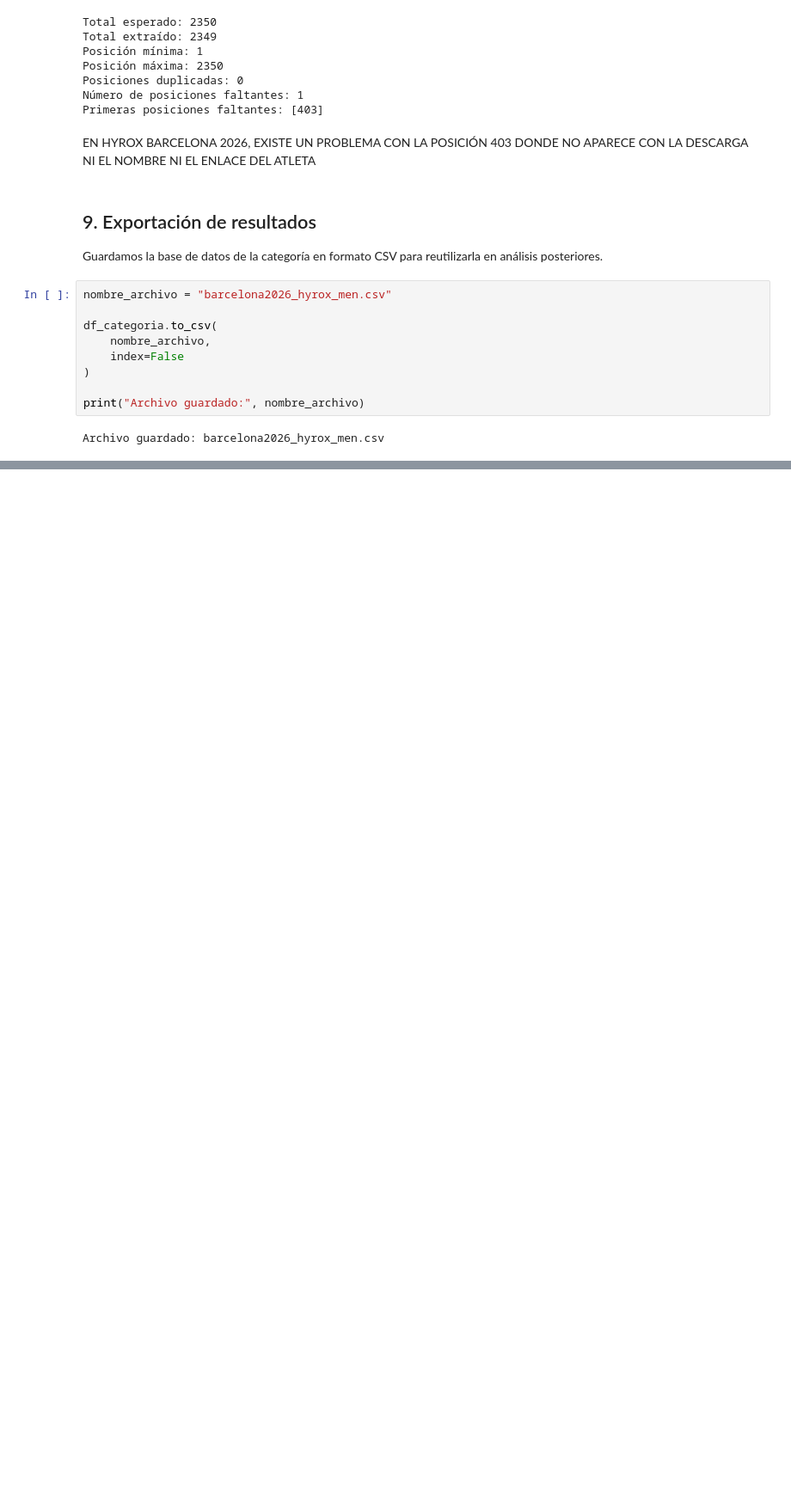
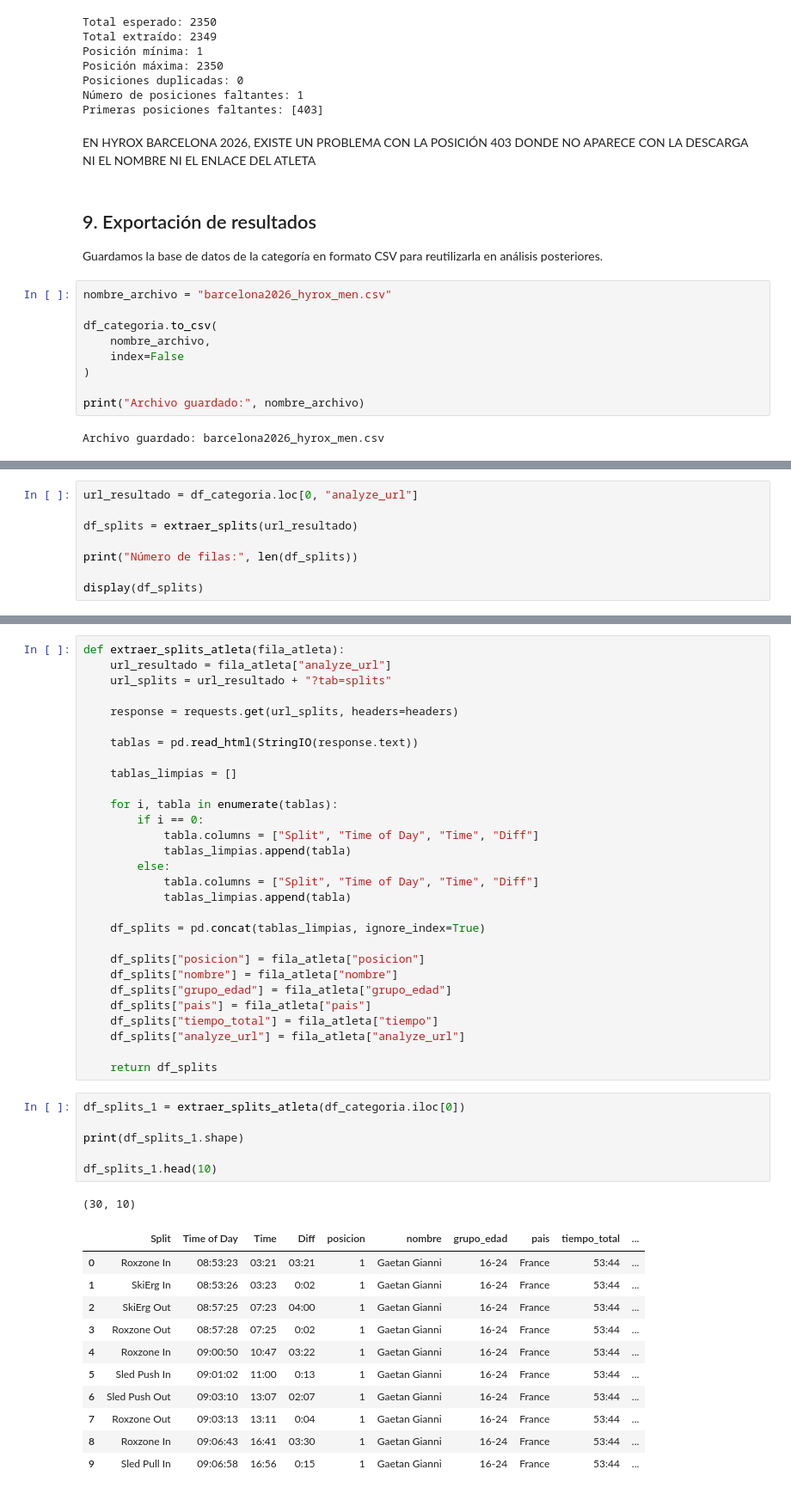
Before and after one commit to JaimeTS/hyrox-analysis, a Jupyter notebook: notebooks/01_scraping_hyrox.ipynb, the cells around one changed output, grey strips where cells are left out. Shown at 86% size. Cells and saved outputs as stored; diff of their text form; blank space fills up the shorter version.

```diff
--- a/notebooks/01_scraping_hyrox.ipynb
+++ b/notebooks/01_scraping_hyrox.ipynb
@@ -449,0 +629,8 @@ Archivo guardado: barcelona2026_hyrox_men.csv
+# %%
+url_resultado = df_categoria.loc[0, "analyze_url"]
+
+df_splits = extraer_splits(url_resultado)
+
+print("Número de filas:", len(df_splits))
+
+display(df_splits)
@@ -449,0 +660,48 @@ Archivo guardado: barcelona2026_hyrox_men.csv
+# %%
+def extraer_splits_atleta(fila_atleta):
+    url_resultado = fila_atleta["analyze_url"]
+    url_splits = url_resultado + "?tab=splits"
+
+    response = requests.get(url_splits, headers=headers)
+
+    tablas = pd.read_html(StringIO(response.text))
+
+    tablas_limpias = []
+
+    for i, tabla in enumerate(tablas):
+        if i == 0:
+            tabla.columns = ["Split", "Time of Day", "Time", "Diff"]
+            tablas_limpias.append(tabla)
+        else:
+            tabla.columns = ["Split", "Time of Day", "Time", "Diff"]
+            tablas_limpias.append(tabla)
+
+    df_splits = pd.concat(tablas_limpias, ignore_index=True)
+
+    df_splits["posicion"] = fila_atleta["posicion"]
+    df_splits["nombre"] = fila_atleta["nombre"]
+    df_splits["grupo_edad"] = fila_atleta["grupo_edad"]
+    df_splits["pais"] = fila_atleta["pais"]
+    df_splits["tiempo_total"] = fila_atleta["tiempo"]
+    df_splits["analyze_url"] = fila_atleta["analyze_url"]
+
+    return df_splits
+# %%
+df_splits_1 = extraer_splits_atleta(df_categoria.iloc[0])
+
+print(df_splits_1.shape)
+
+df_splits_1.head(10)
+# %% [output]
+(30, 10)
+|  | Split | Time of Day | Time | Diff | posicion | nombre | grupo_edad | pais | tiempo_total | ... |
+| 0 | Roxzone In | 08:53:23 | 03:21 | 03:21 | 1 | Gaetan Gianni | 16-24 | France | 53:44 | ... |
+| 1 | SkiErg In | 08:53:26 | 03:23 | 0:02 | 1 | Gaetan Gianni | 16-24 | France | 53:44 | ... |
+| 2 | SkiErg Out | 08:57:25 | 07:23 | 04:00 | 1 | Gaetan Gianni | 16-24 | France | 53:44 | ... |
+| 3 | Roxzone Out | 08:57:28 | 07:25 | 0:02 | 1 | Gaetan Gianni | 16-24 | France | 53:44 | ... |
+| 4 | Roxzone In | 09:00:50 | 10:47 | 03:22 | 1 | Gaetan Gianni | 16-24 | France | 53:44 | ... |
+| 5 | Sled Push In | 09:01:02 | 11:00 | 0:13 | 1 | Gaetan Gianni | 16-24 | France | 53:44 | ... |
+| 6 | Sled Push Out | 09:03:10 | 13:07 | 02:07 | 1 | Gaetan Gianni | 16-24 | France | 53:44 | ... |
+| 7 | Roxzone Out | 09:03:13 | 13:11 | 0:04 | 1 | Gaetan Gianni | 16-24 | France | 53:44 | ... |
+| 8 | Roxzone In | 09:06:43 | 16:41 | 03:30 | 1 | Gaetan Gianni | 16-24 | France | 53:44 | ... |
+| 9 | Sled Pull In | 09:06:58 | 16:56 | 0:15 | 1 | Gaetan Gianni | 16-24 | France | 53:44 | ... |
```
Also changed, not shown: parts of 16 cells of this notebook.
